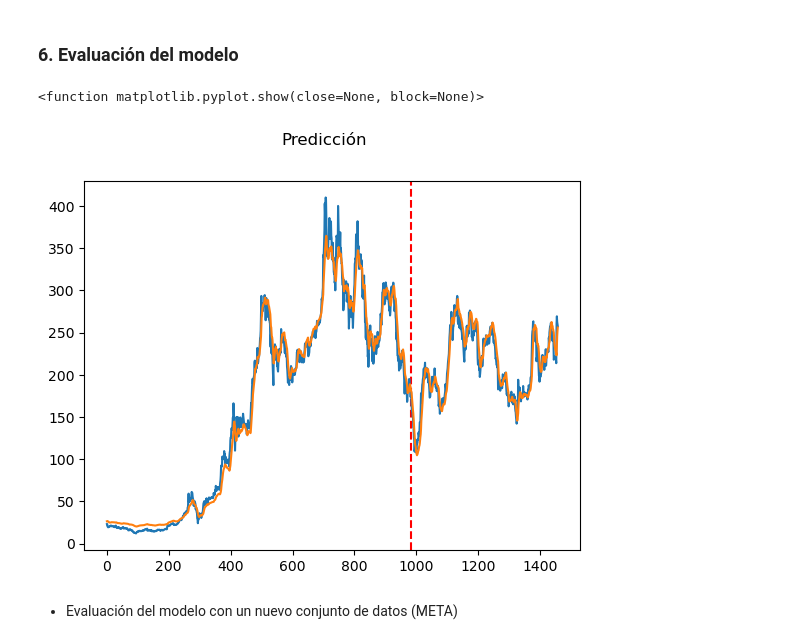
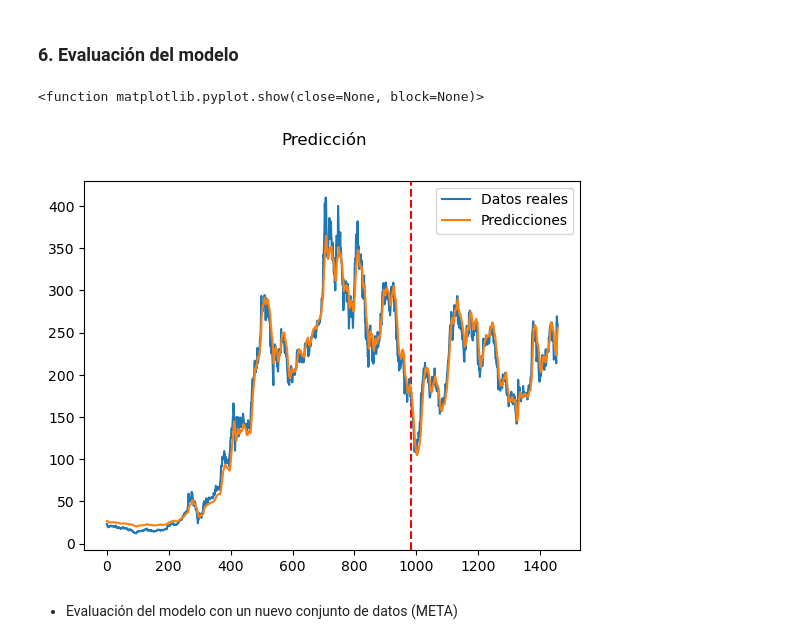
Before and after one commit to alejandro-ic-10/Smart-Agent, a Jupyter notebook: Meta_Agent_Search_LSTM.ipynb, the cells around one changed output. Drawn from its saved outputs; the diff is of its cells as text; code cells hidden in the pictures.

```diff
--- a/Meta_Agent_Search_LSTM.ipynb
+++ b/Meta_Agent_Search_LSTM.ipynb
@@ -154,15 +153,14 @@ class LSTM(nn.Module):
                         num_layers=num_layers,
                         batch_first=True)
         self.fc1 = nn.Linear(hidden_size, num_classes)
-        #self.relu1 = nn.ReLU()
 
     def forward(self, x):
-        h_0 = torch.zeros(self.num_layers, x.size(0), self.hidden_size).to(x.device) #Estados ocultos
-        c_0 = torch.zeros(self.num_layers, x.size(0), self.hidden_size).to(x.device) #Celdas ocultos
+        h_0 = torch.zeros(self.num_layers, x.size(0), self.hidden_size).to(x.device) #estado oculto inicial
+        c_0 = torch.zeros(self.num_layers, x.size(0), self.hidden_size).to(x.device) #memoria inicial
 
-        sal, (h_out, _) = self.lstm(x, (h_0, c_0))
-        h_out = h_out.view(-1, self.hidden_size)
-        out = self.fc1(h_out)
+        _, (h_out, _) = self.lstm(x, (h_0, c_0)) #recibe secuencia de entrada y estados iniciales
+        h_out = h_out.reshape(-1, self.hidden_size) #estado oculto final de la última capa que se aplana
+        out = self.fc1(h_out) #transformaciones de dimensiones
 
         return out
 # %% [markdown]
@@ -228,24 +225,25 @@ Epoch: 1900, loss: 0.00111
 # %%
 model.eval()
 
 X_data = X_data.to(device)
 train_predict = model(X_data)
 
 data_predict = train_predict.data.cpu().numpy()
 y_plot = y_data.data.numpy()
 
 data_predict = sc.inverse_transform(data_predict)
 y_plot = sc.inverse_transform(y_plot)
 
 plt.axvline(x=train_size, c='r', linestyle='--')
 
-plt.plot(y_plot)
-plt.plot(data_predict)
+plt.plot(y_plot, label='Datos reales')
+plt.plot(data_predict, label='Predicciones')
 plt.suptitle('Predicción')
+plt.legend()
 plt.show
 # %% [output]
 <function matplotlib.pyplot.show(close=None, block=None)>
-[figure, old version]
+[figure, new version]
 # %% [markdown]
 - Evaluación del modelo con un nuevo conjunto de datos (META)
 # %%
```
Also changed, not shown: parts of 13 cells of this notebook, 1 other file.
